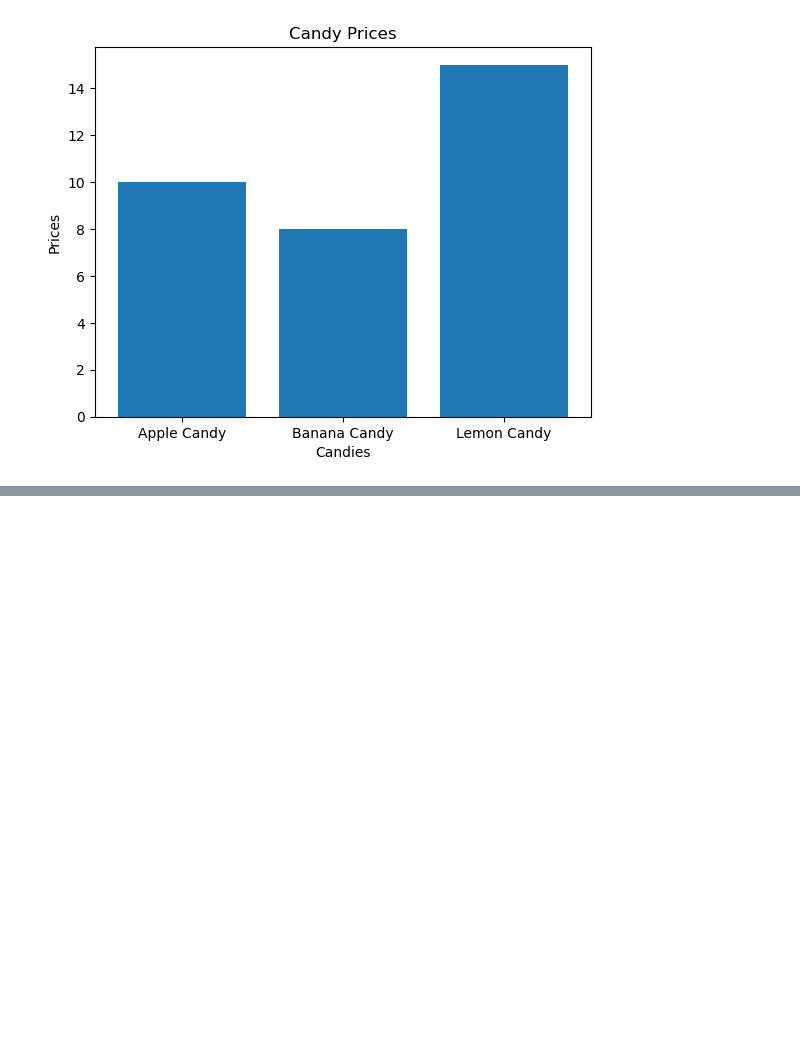
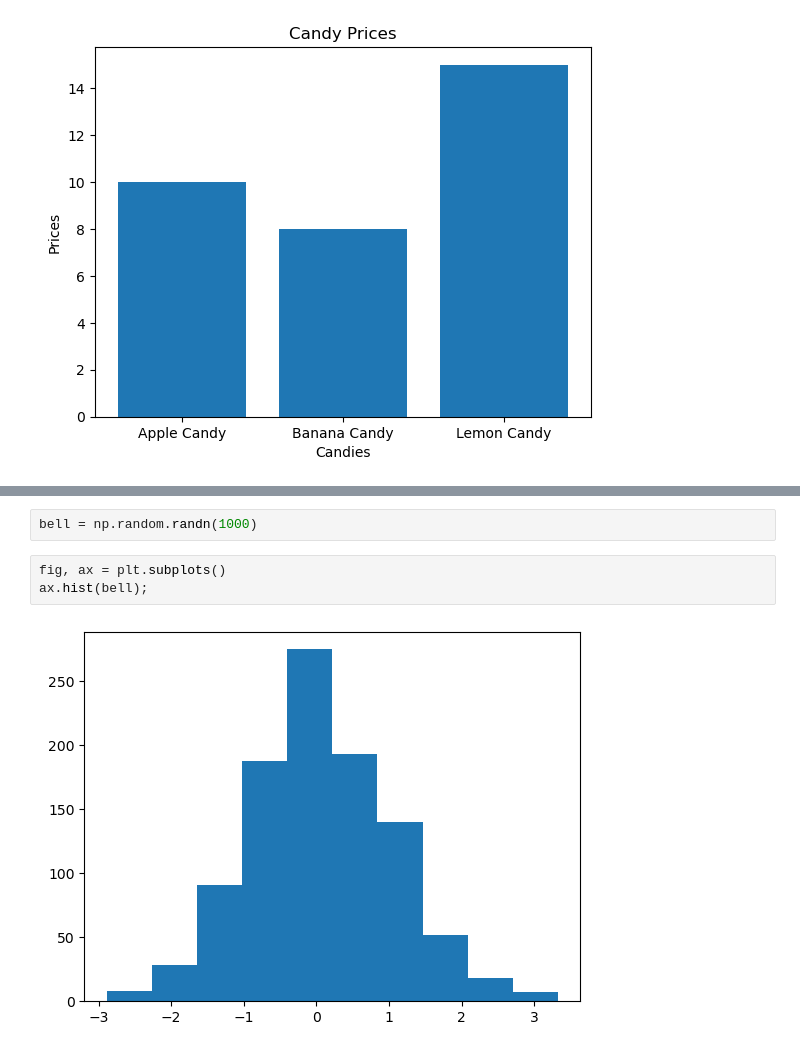
Before and after one commit to mebestaca/Path-to-Machine-Learning, a Jupyter notebook: Introduction to Matplotlib/Introduction to Matplotlib.ipynb, the cells around one changed output, grey strips where cells are left out. Drawn from its saved outputs; the diff is of its cells as text; blank space fills up the shorter version.

```diff
--- a/Introduction to Matplotlib/Introduction to Matplotlib.ipynb
+++ b/Introduction to Matplotlib/Introduction to Matplotlib.ipynb
@@ -124,0 +130,7 @@ ax.set(title="Candy Prices", ylabel="Prices", xlabel="Candies");
+# %%
+bell = np.random.randn(1000)
+# %%
+fig, ax = plt.subplots()
+ax.hist(bell);
+# %% [output]
+[figure, added]
```
Also changed, not shown: parts of 3 cells of this notebook.
